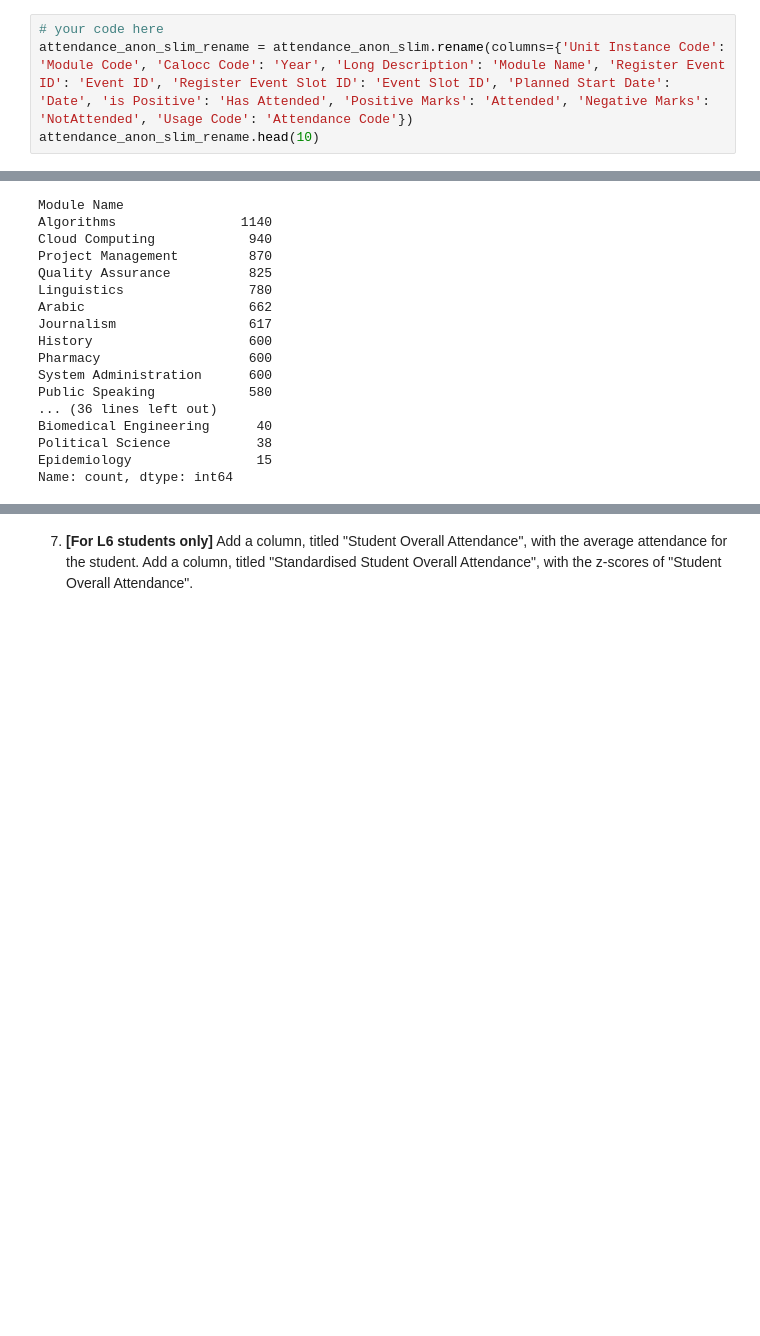
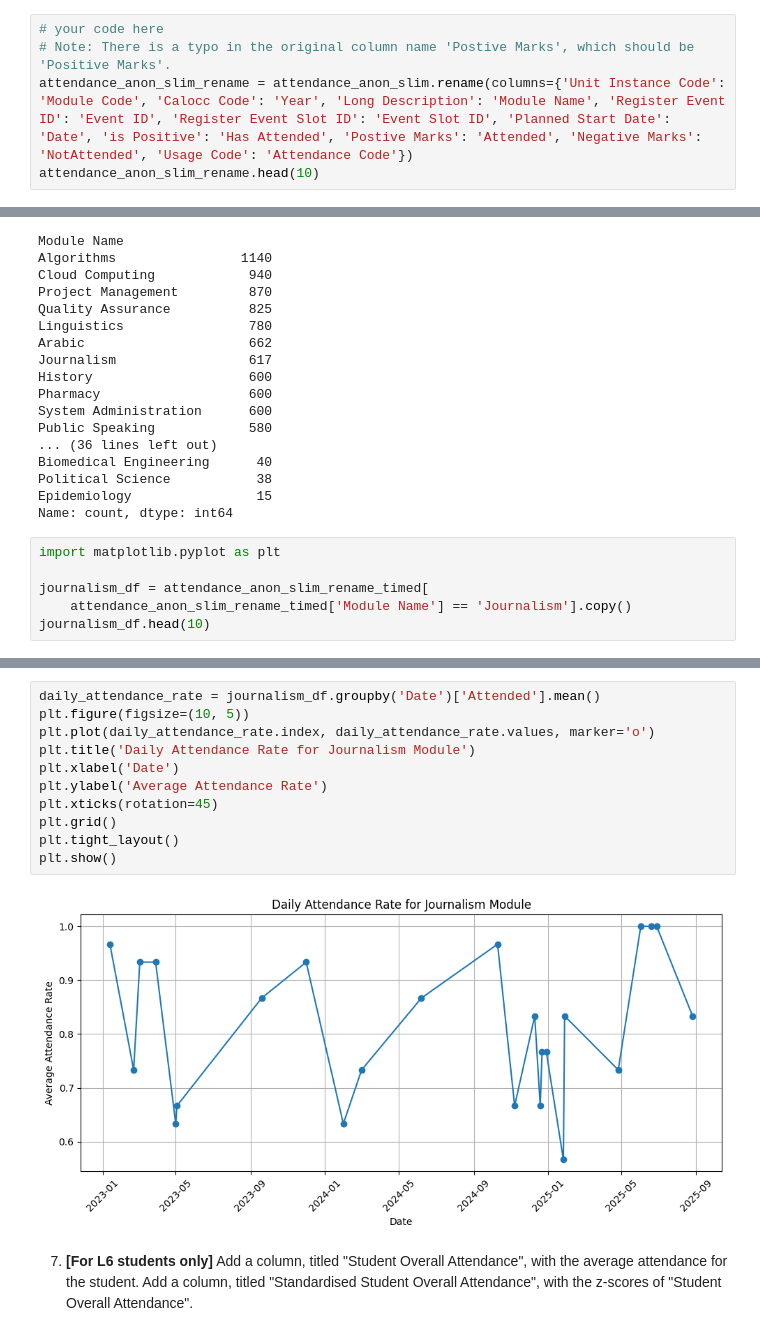
Before and after one commit to liamthobrien/attendance-analysis, a Jupyter notebook: summative1-1.ipynb, the cells around one changed output, grey strips where cells are left out. Saved outputs shown, nothing was run; the diff lists cells and outputs as text; blank space fills up the shorter version.

```diff
--- a/summative1-1.ipynb
+++ b/summative1-1.ipynb
@@ -137,7 +137,8 @@ attendance_anon_slim.head(10)
    | Usage Code             | Attendance Code |
 # %%
 # your code here
-attendance_anon_slim_rename = attendance_anon_slim.rename(columns={'Unit Instance Code': 'Module Code', 'Calocc Code': 'Year', 'Long Description': 'Module Name', 'Register Event ID': 'Event ID', 'Register Event Slot ID': 'Event Slot ID', 'Planned Start Date': 'Date', 'is Positive': 'Has Attended', 'Positive Marks': 'Attended', 'Negative Marks': 'NotAttended', 'Usage Code': 'Attendance Code'})
+# Note: There is a typo in the original column name 'Postive Marks', which should be 'Positive Marks'.
+attendance_anon_slim_rename = attendance_anon_slim.rename(columns={'Unit Instance Code': 'Module Code', 'Calocc Code': 'Year', 'Long Description': 'Module Name', 'Register Event ID': 'Event ID', 'Register Event Slot ID': 'Event Slot ID', 'Planned Start Date': 'Date', 'is Positive': 'Has Attended', 'Postive Marks': 'Attended', 'Negative Marks': 'NotAttended', 'Usage Code': 'Attendance Code'})
 attendance_anon_slim_rename.head(10)
 # %% [output]
 |  | Person Code | Module Code | Year | Surname | Forename | Module Name | Event ID | Object ID | Event Slot ID | ... |
@@ -195,3 +196,9 @@ Biomedical Engineering      40
 Political Science           38
 Epidemiology                15
 Name: count, dtype: int64
+# %%
+import matplotlib.pyplot as plt
+
+journalism_df = attendance_anon_slim_rename_timed[
+    attendance_anon_slim_rename_timed['Module Name'] == 'Journalism'].copy()
+journalism_df.head(10)
@@ -198,3 +224,16 @@ Name: count, dtype: int64
+# %%
+daily_attendance_rate = journalism_df.groupby('Date')['Attended'].mean()
+plt.figure(figsize=(10, 5))
+plt.plot(daily_attendance_rate.index, daily_attendance_rate.values, marker='o')
+plt.title('Daily Attendance Rate for Journalism Module')
+plt.xlabel('Date')
+plt.ylabel('Average Attendance Rate')
+plt.xticks(rotation=45)
+plt.grid()
+plt.tight_layout()
+plt.show()
+# %% [output]
+[figure, added]
 # %% [markdown]
 7. **[For L6 students only]** Add a column, titled "Student Overall Attendance", with the average attendance for the student. Add a column, titled "Standardised Student Overall Attendance", with the z-scores of "Student Overall Attendance".
 # %% [markdown]
```
Also changed, not shown: parts of 2 cells of this notebook.
